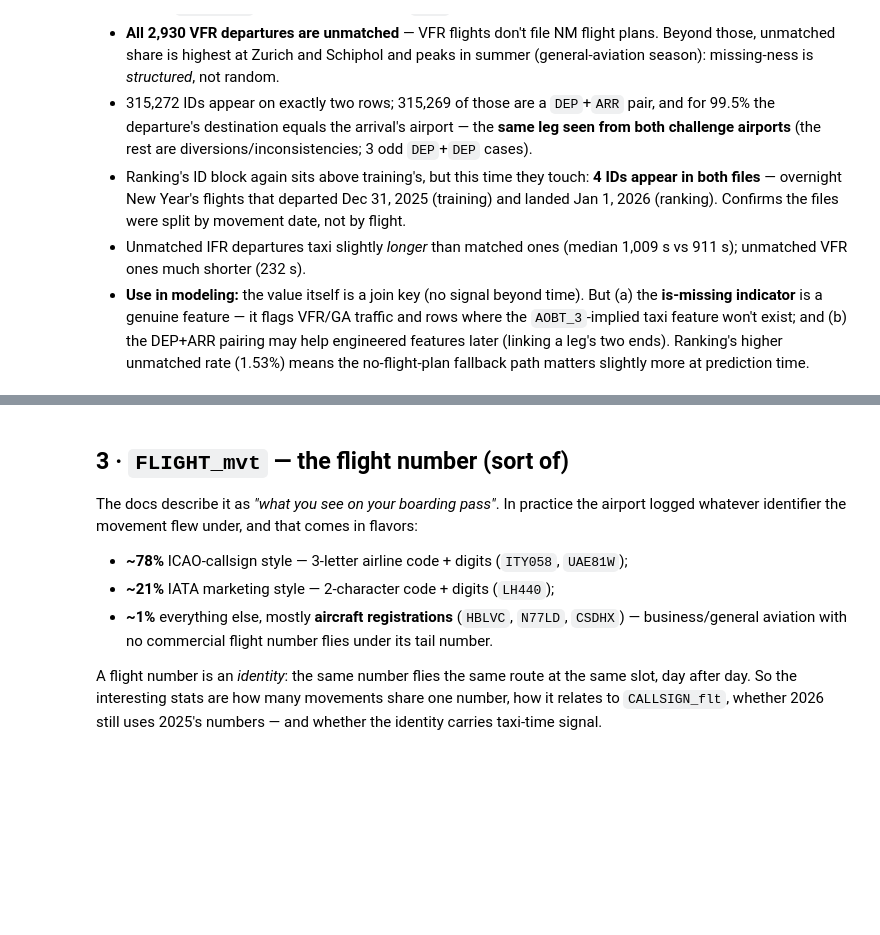
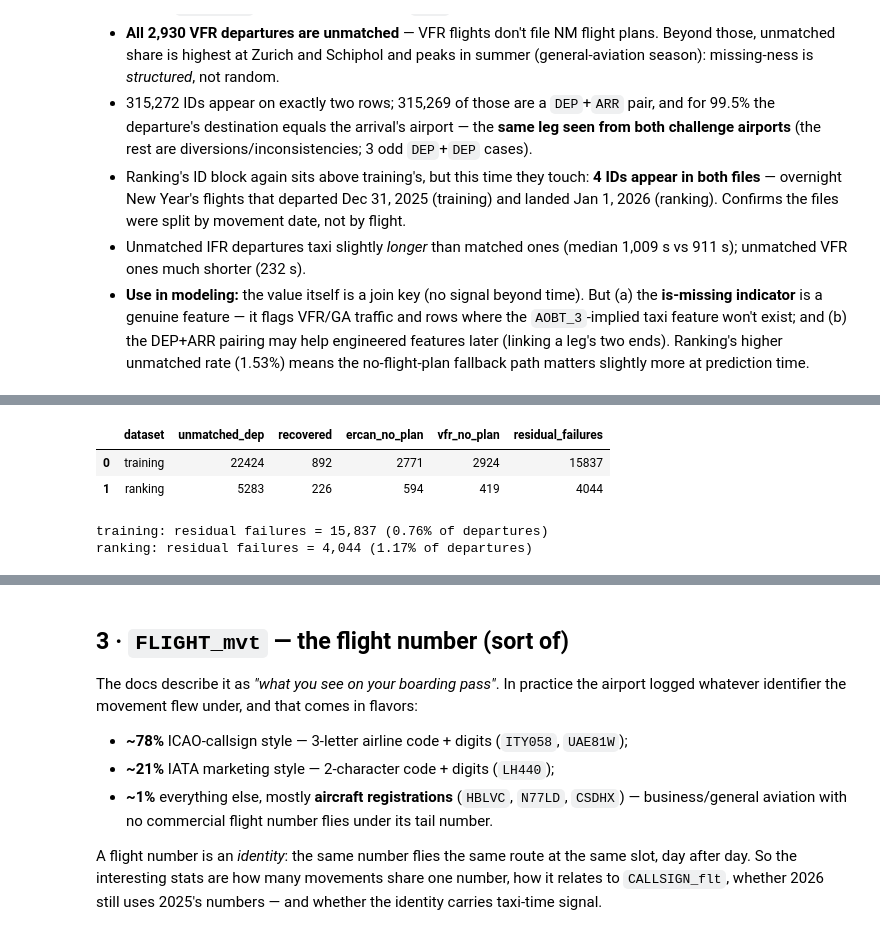
Before and after one commit to Goxmen/prc2026-unique-rose, a Jupyter notebook: eda/feature_sweep.ipynb, the cells around one changed output, grey strips where cells are left out. Saved outputs shown, nothing was run; the diff lists cells and outputs as text; code cells hidden in the pictures; blank space fills up the shorter version.

```diff
--- a/eda/feature_sweep.ipynb
+++ b/eda/feature_sweep.ipynb
@@ -306,0 +601,30 @@ plt.show()
+# %%
+# what remains unmatched after Ercan is excused and twins are recovered?
+REC = f"read_parquet('{ROOT}/data/derived/recovered_flt_blocks.parquet')"
+resid = con.sql(f"""
+    WITH u AS (
+        SELECT dataset, MVT_ID_mvt, coalesce(FLIGHT_RULE_mvt, '?') AS flight_rule,
+               coalesce(ADES_mvt = 'LCEN', FALSE) is_ercan
+        FROM (SELECT 'training' AS dataset, * FROM {T}
+              UNION ALL SELECT 'ranking' AS dataset, * FROM {R})
+        WHERE PHASE_mvt = 'DEP' AND FLIGHT_ID_mvt IS NULL)
+    SELECT u.dataset, count(*) unmatched_dep,
+           count(*) FILTER (r.MVT_ID_mvt IS NOT NULL) recovered,
+           count(*) FILTER (r.MVT_ID_mvt IS NULL AND is_ercan) ercan_no_plan,
+           count(*) FILTER (r.MVT_ID_mvt IS NULL AND NOT is_ercan
+                            AND flight_rule = 'V') vfr_no_plan,
+           count(*) FILTER (r.MVT_ID_mvt IS NULL AND NOT is_ercan
+                            AND flight_rule != 'V') residual_failures
+    FROM u LEFT JOIN {REC} r ON u.MVT_ID_mvt = r.MVT_ID_mvt
+    GROUP BY 1 ORDER BY 1 DESC""").df()
+display(resid)
+dep_counts = {"training": 2085047, "ranking": 344841}
+for _, r in resid.iterrows():
+    print(f"{r.dataset}: residual failures = {r.residual_failures:,} "
+          f"({100.0*r.residual_failures/dep_counts[r.dataset]:.2f}% of departures)")
+# %% [output]
+|  | dataset | unmatched_dep | recovered | ercan_no_plan | vfr_no_plan | residual_failures |
+| 0 | training | 22424 | 892 | 2771 | 2924 | 15837 |
+| 1 | ranking | 5283 | 226 | 594 | 419 | 4044 |
+training: residual failures = 15,837 (0.76% of departures)
+ranking: residual failures = 4,044 (1.17% of departures)
```
Also changed, not shown: parts of 18 cells of this notebook.
